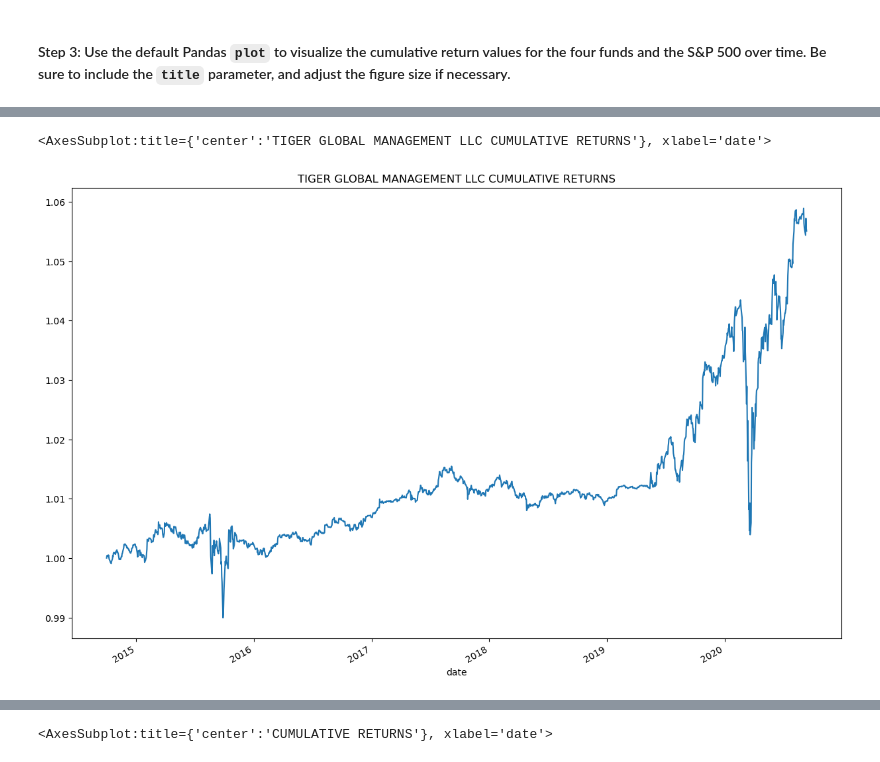
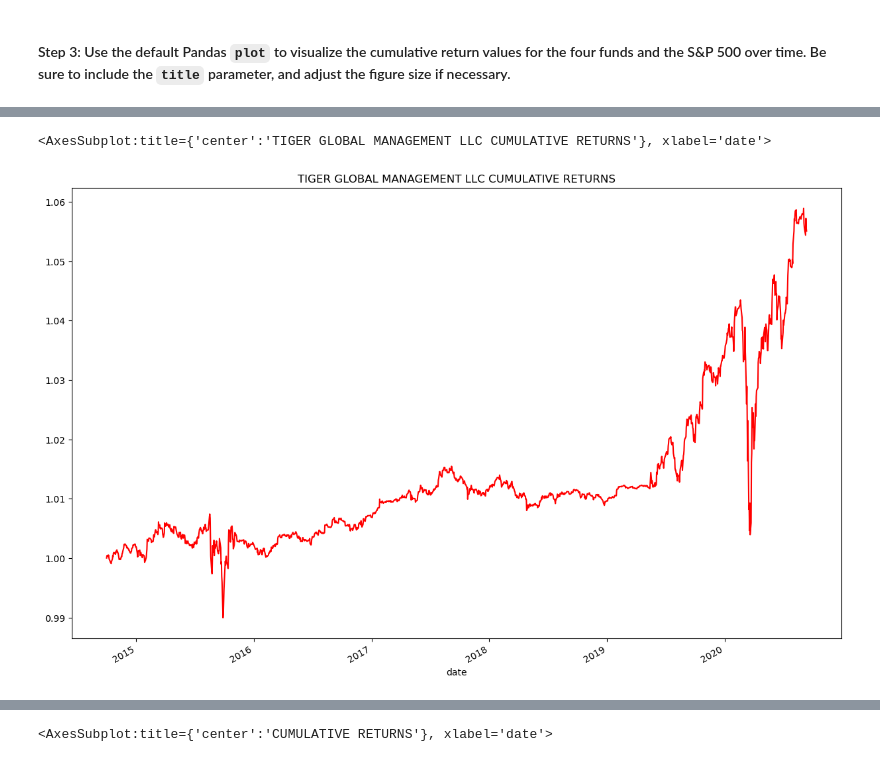
Before and after one commit to alexnovis1/Columbia_Module_4, a Jupyter notebook: Columbia_Module_4/risk_return_analysis.ipynb, the cells around one changed output, grey strips where cells are left out. Drawn from its saved outputs; the diff is of its cells as text; code cells hidden in the pictures.

```diff
--- a/Columbia_Module_4/risk_return_analysis.ipynb
+++ b/Columbia_Module_4/risk_return_analysis.ipynb
@@ -342,12 +384,13 @@ cumulative_returns_paulson.plot(
 # %%
 # Tiger Cumulative Returns Plot
 cumulative_returns_tiger.plot(
     figsize=(15,10),
-    title="TIGER GLOBAL MANAGEMENT LLC CUMULATIVE RETURNS"
+    title="TIGER GLOBAL MANAGEMENT LLC CUMULATIVE RETURNS",
+    color = "red"
 )
 # %% [output]
 <AxesSubplot:title={'center':'TIGER GLOBAL MANAGEMENT LLC CUMULATIVE RETURNS'}, xlabel='date'>
-[figure, old version]
+[figure, new version]
 # %%
 # Berkshire Cumulative Returns
 cumulative_returns_berkshire.plot(
```
Also changed, not shown: parts of 22 cells of this notebook.
